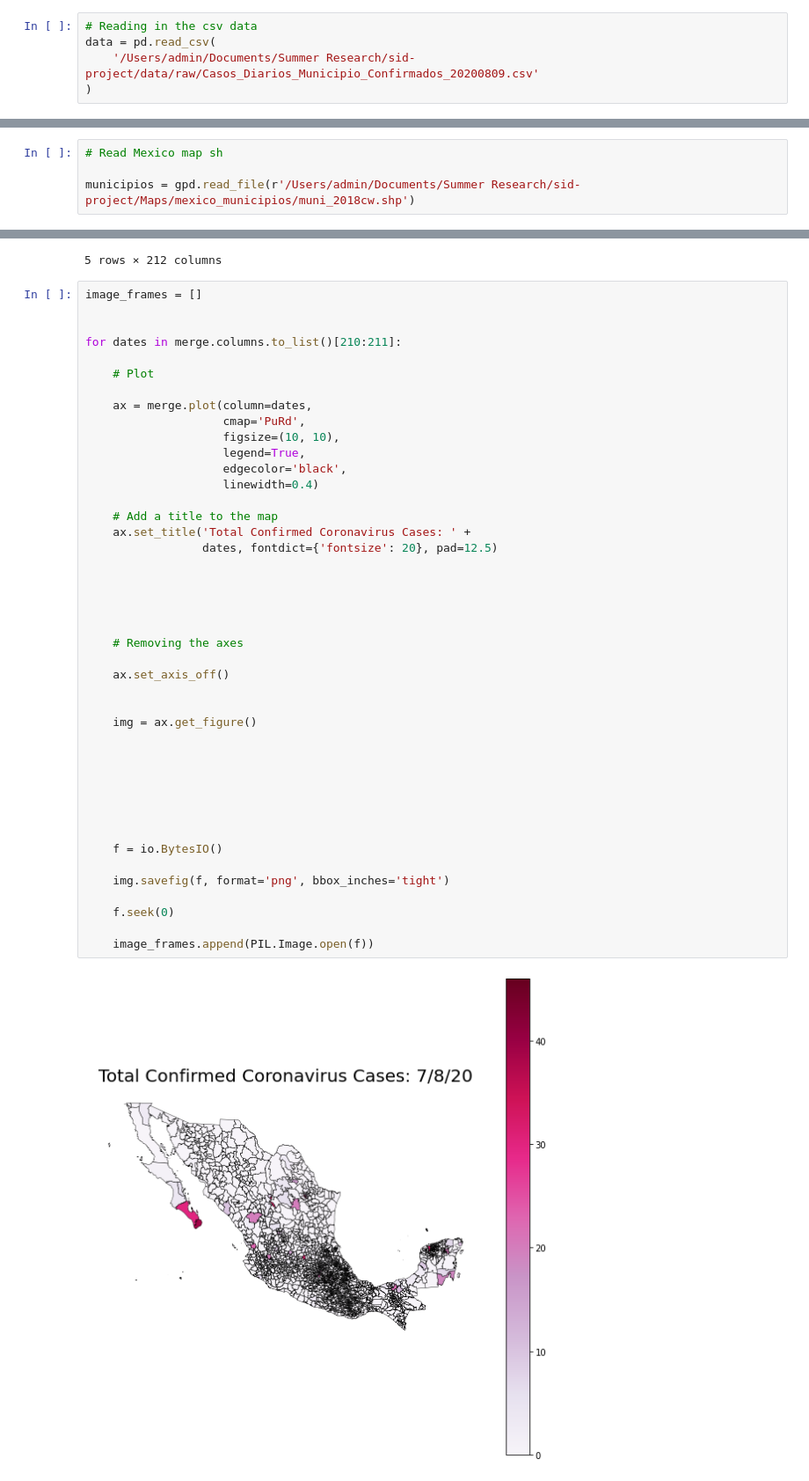
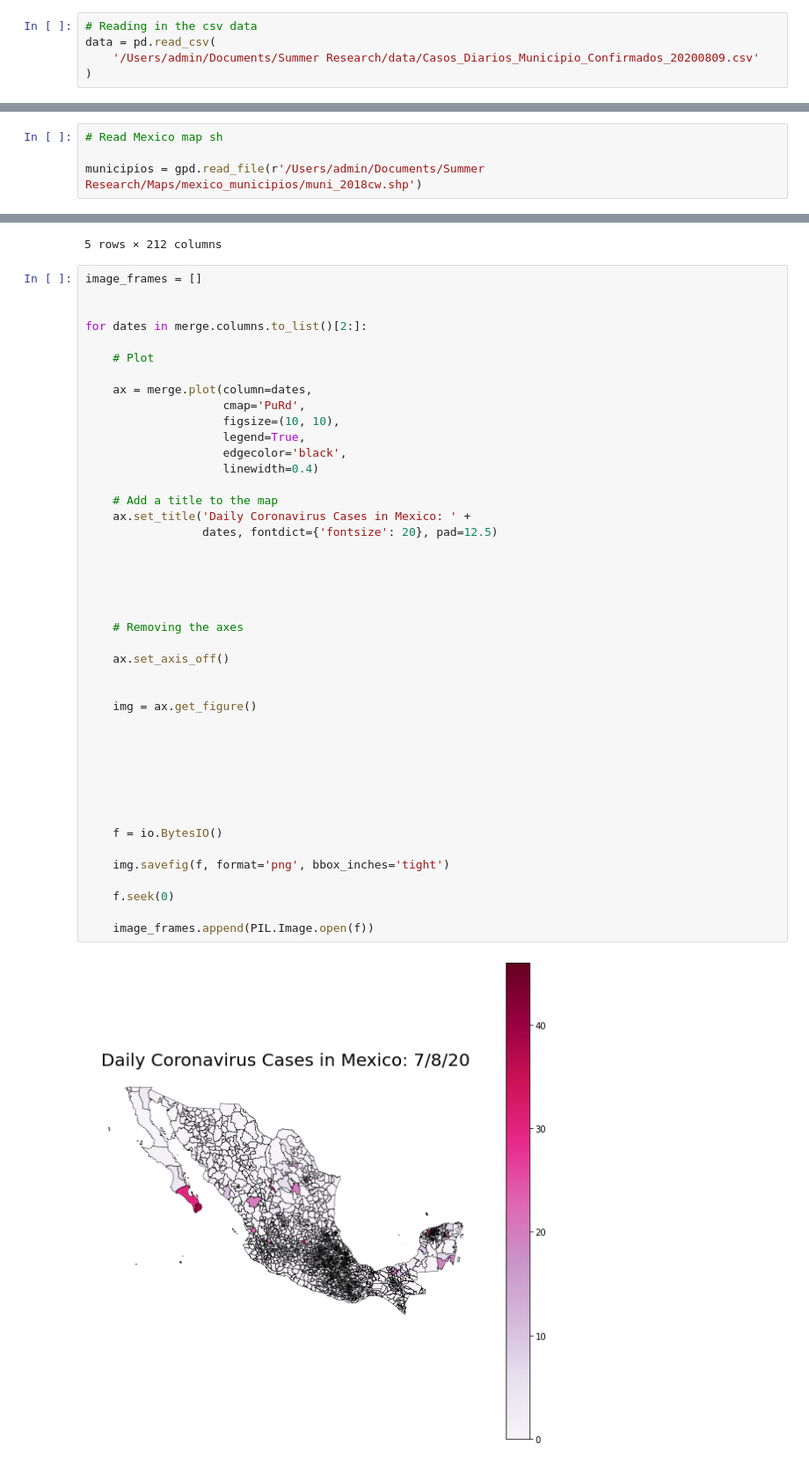
Before and after one commit to jdela757/sid-project, a Jupyter notebook: notebooks/municipalities_mexico.ipynb, the cells around one changed output, grey strips where cells are left out. Shown at 88% size. Cells and saved outputs as stored; diff of their text form.

```diff
--- a/notebooks/municipalities_mexico.ipynb
+++ b/notebooks/municipalities_mexico.ipynb
@@ -8,7 +8,7 @@ import PIL
 # %%
 # Reading in the csv data
 data = pd.read_csv(
-    '/Users/admin/Documents/Summer Research/sid-project/data/raw/Casos_Diarios_Municipio_Confirmados_20200809.csv'
+    '/Users/admin/Documents/Summer Research/data/Casos_Diarios_Municipio_Confirmados_20200809.csv'
 )
 # %%
 data['cve_ent']=data['cve_ent'].astype('object')
@@ -28,7 +28,7 @@ data.head()
 # %%
 # Read Mexico map sh
 
-municipios = gpd.read_file(r'/Users/admin/Documents/Summer Research/sid-project/Maps/mexico_municipios/muni_2018cw.shp')
+municipios = gpd.read_file(r'/Users/admin/Documents/Summer Research/Maps/mexico_municipios/muni_2018cw.shp')
 # %%
 municipios['CVEGEO']=municipios['CVEGEO'].astype('int64')
 municipios['CVEGEO']=municipios['CVEGEO'].astype('object')
@@ -71,7 +71,7 @@ merge.head()
 image_frames = []
 
 
-for dates in merge.columns.to_list()[210:211]:
+for dates in merge.columns.to_list()[2:]:
 
     # Plot
 
@@ -83,32 +83,32 @@ for dates in merge.columns.to_list()[210:211]:
                     linewidth=0.4)
 
     # Add a title to the map
-    ax.set_title('Total Confirmed Coronavirus Cases: ' +
+    ax.set_title('Daily Coronavirus Cases in Mexico: ' +
                  dates, fontdict={'fontsize': 20}, pad=12.5)
 
 
 
 
 
     # Removing the axes
 
     ax.set_axis_off()
 
 
     img = ax.get_figure()
 
 
 
 
 
 
 
     f = io.BytesIO()
 
     img.savefig(f, format='png', bbox_inches='tight')
 
     f.seek(0)
 
     image_frames.append(PIL.Image.open(f))
 # %% [output]
-[figure, old version]
+[figure, new version]
```
Also changed, not shown: parts of 1 cell of this notebook, 13 other files.
